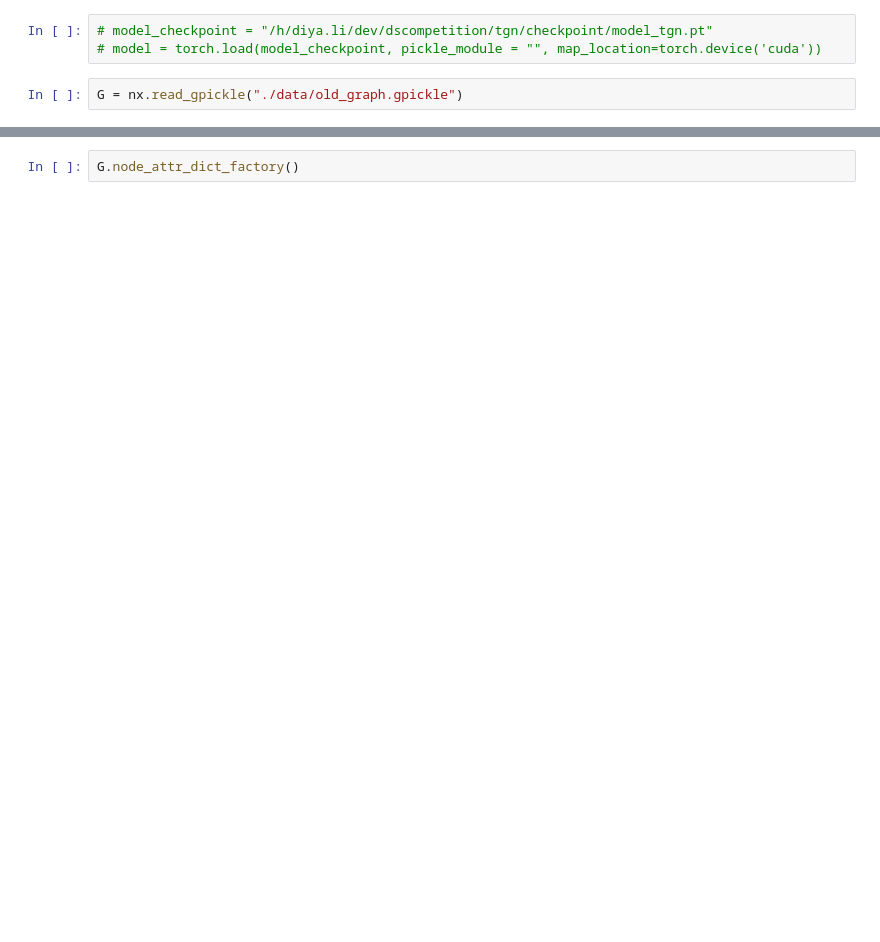
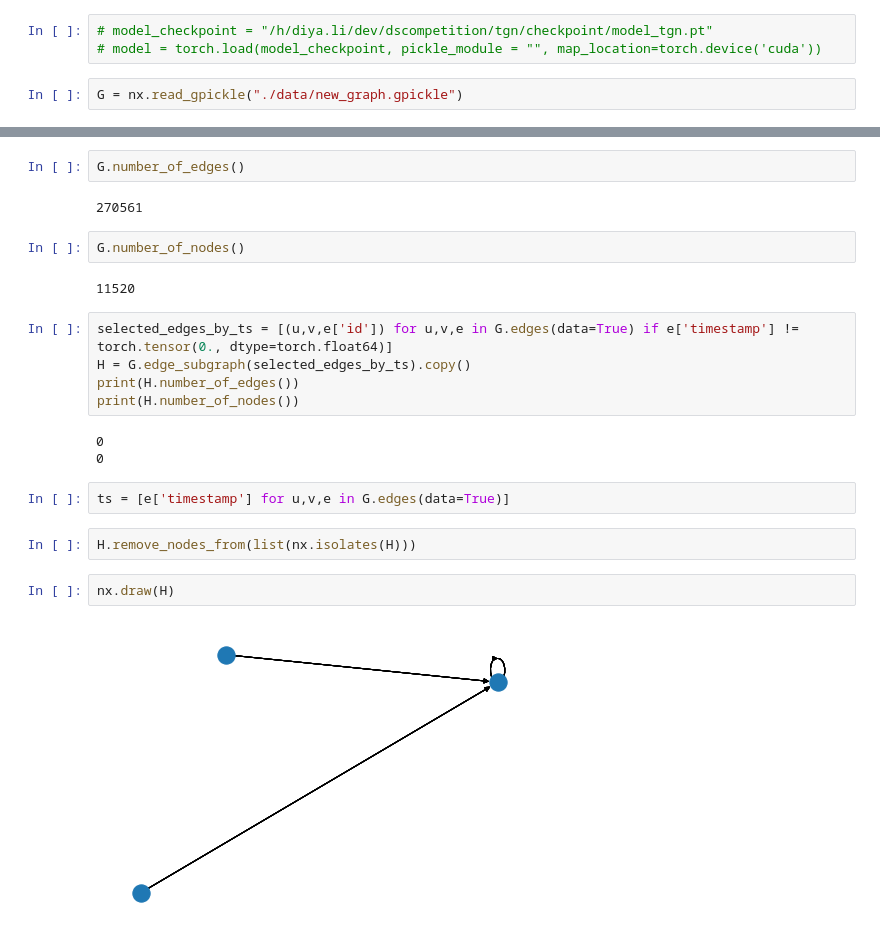
Before and after one commit to dyllanwli/TGN-scholar, a Jupyter notebook: 002_graph_prediction.ipynb, the cells around one changed output, grey strips where cells are left out. Cells and saved outputs as stored; diff of their text form; blank space fills up the shorter version.

```diff
--- a/002_graph_prediction.ipynb
+++ b/002_graph_prediction.ipynb
@@ -7,4 +8,4 @@ from pyvis.network import Network
 # model_checkpoint = "/h/diya.li/dev/dscompetition/tgn/checkpoint/model_tgn.pt"
 # model = torch.load(model_checkpoint, pickle_module = "", map_location=torch.device('cuda'))
 # %%
-G = nx.read_gpickle("./data/old_graph.gpickle")
+G = nx.read_gpickle("./data/new_graph.gpickle")
@@ -22,2 +12,24 @@ print(G.number_of_nodes())
 # %%
-G.node_attr_dict_factory()
+G.number_of_edges()
+# %% [output]
+270561
+# %%
+G.number_of_nodes()
+# %% [output]
+11520
+# %%
+selected_edges_by_ts = [(u,v,e['id']) for u,v,e in G.edges(data=True) if e['timestamp'] != torch.tensor(0., dtype=torch.float64)]
+H = G.edge_subgraph(selected_edges_by_ts).copy()
+print(H.number_of_edges())
+print(H.number_of_nodes())
+# %% [output]
+0
+0
+# %%
+ts = [e['timestamp'] for u,v,e in G.edges(data=True)]
+# %%
+H.remove_nodes_from(list(nx.isolates(H)))
+# %%
+nx.draw(H)
+# %% [output]
+[figure, added]
```
Also changed, not shown: parts of 6 cells of this notebook, 1 other file.
